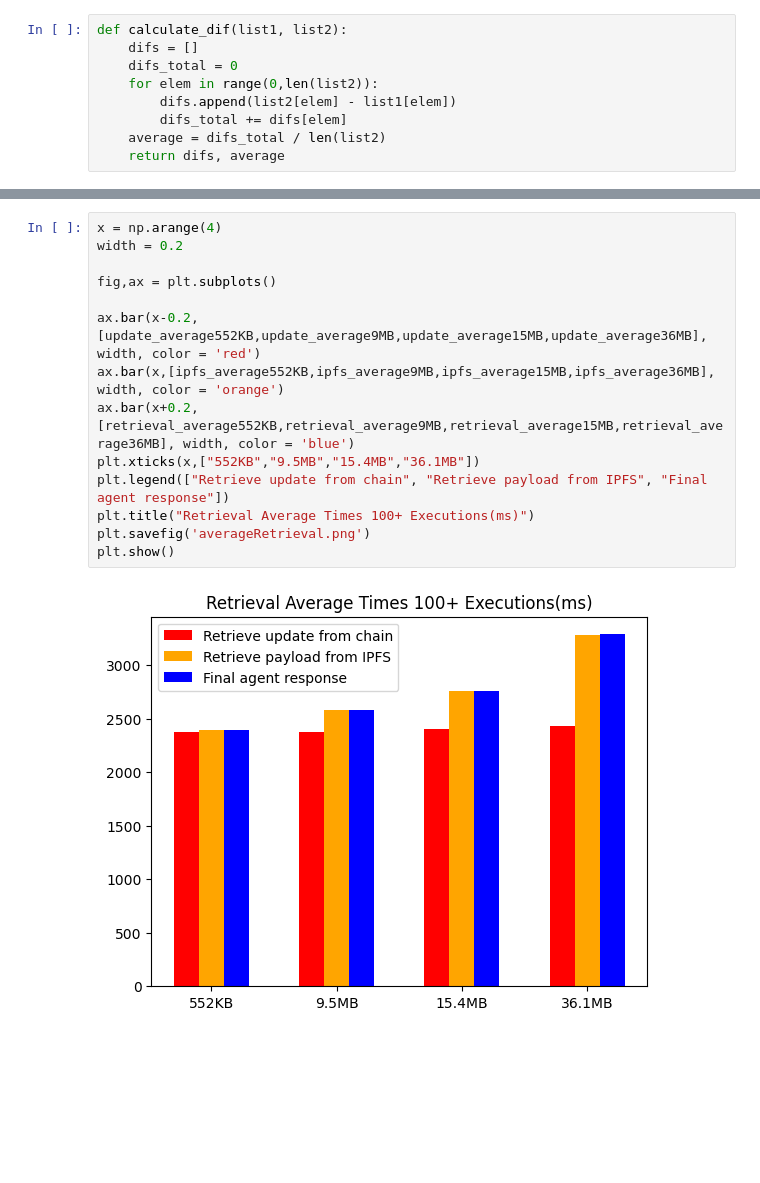
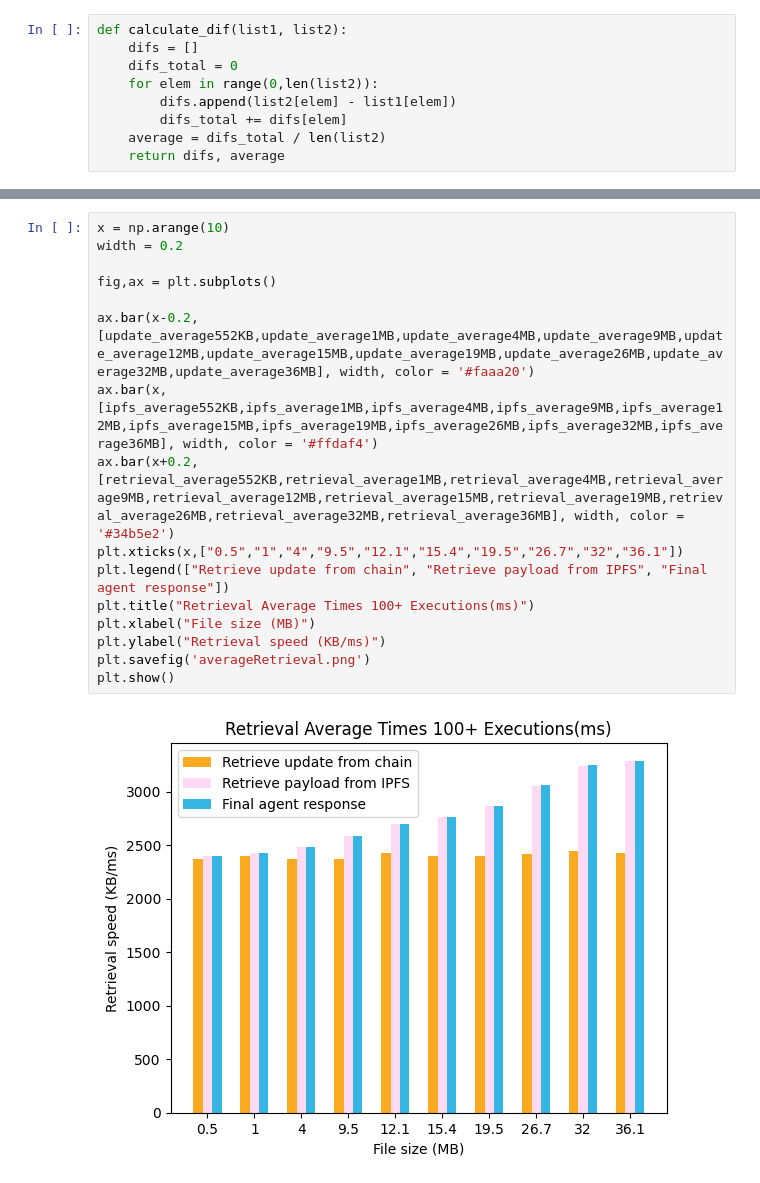
Before and after one commit to sfl0r3nz05/DistributedBchFWArchIoT, a Jupyter notebook: TestResults/TestAnalysis.ipynb, the cells around one changed output, grey strips where cells are left out. Drawn from its saved outputs; the diff is of its cells as text; blank space fills up the shorter version.

```diff
--- a/TestResults/TestAnalysis.ipynb
+++ b/TestResults/TestAnalysis.ipynb
@@ -184,16 +390,18 @@ plt.show()
 # %%
-x = np.arange(4)
+x = np.arange(10)
 width = 0.2
 
 fig,ax = plt.subplots()
 
-ax.bar(x-0.2,[update_average552KB,update_average9MB,update_average15MB,update_average36MB], width, color = 'red')
-ax.bar(x,[ipfs_average552KB,ipfs_average9MB,ipfs_average15MB,ipfs_average36MB], width, color = 'orange')
-ax.bar(x+0.2,[retrieval_average552KB,retrieval_average9MB,retrieval_average15MB,retrieval_average36MB], width, color = 'blue')
-plt.xticks(x,["552KB","9.5MB","15.4MB","36.1MB"])
+ax.bar(x-0.2,[update_average552KB,update_average1MB,update_average4MB,update_average9MB,update_average12MB,update_average15MB,update_average19MB,update_average26MB,update_average32MB,update_average36MB], width, color = '#faaa20')
+ax.bar(x,[ipfs_average552KB,ipfs_average1MB,ipfs_average4MB,ipfs_average9MB,ipfs_average12MB,ipfs_average15MB,ipfs_average19MB,ipfs_average26MB,ipfs_average32MB,ipfs_average36MB], width, color = '#ffdaf4')
+ax.bar(x+0.2,[retrieval_average552KB,retrieval_average1MB,retrieval_average4MB,retrieval_average9MB,retrieval_average12MB,retrieval_average15MB,retrieval_average19MB,retrieval_average26MB,retrieval_average32MB,retrieval_average36MB], width, color = '#34b5e2')
+plt.xticks(x,["0.5","1","4","9.5","12.1","15.4","19.5","26.7","32","36.1"])
 plt.legend(["Retrieve update from chain", "Retrieve payload from IPFS", "Final agent response"])
 plt.title("Retrieval Average Times 100+ Executions(ms)")
+plt.xlabel("File size (MB)")
+plt.ylabel("Retrieval speed (KB/ms)")
 plt.savefig('averageRetrieval.png')
 plt.show()
 # %% [output]
-[figure, old version]
+[figure, new version]
```
Also changed, not shown: parts of 13 cells of this notebook, 35 other files.
